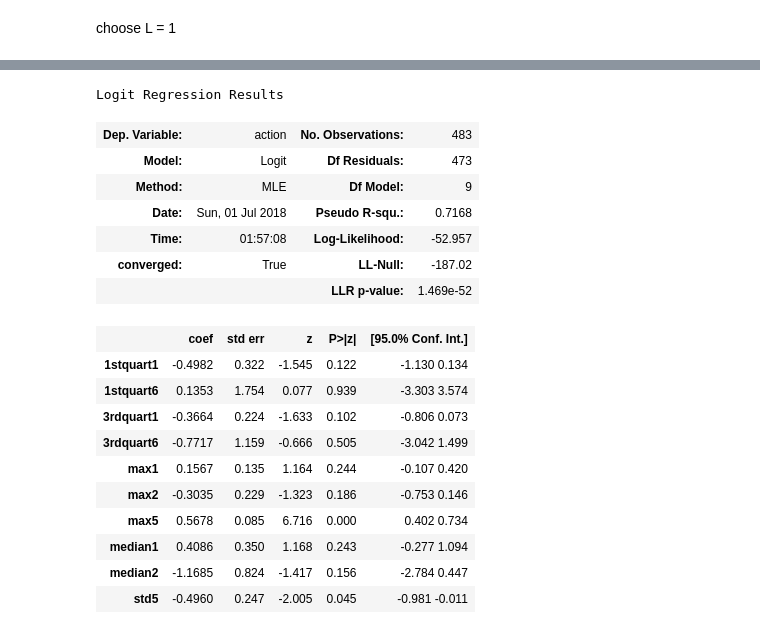
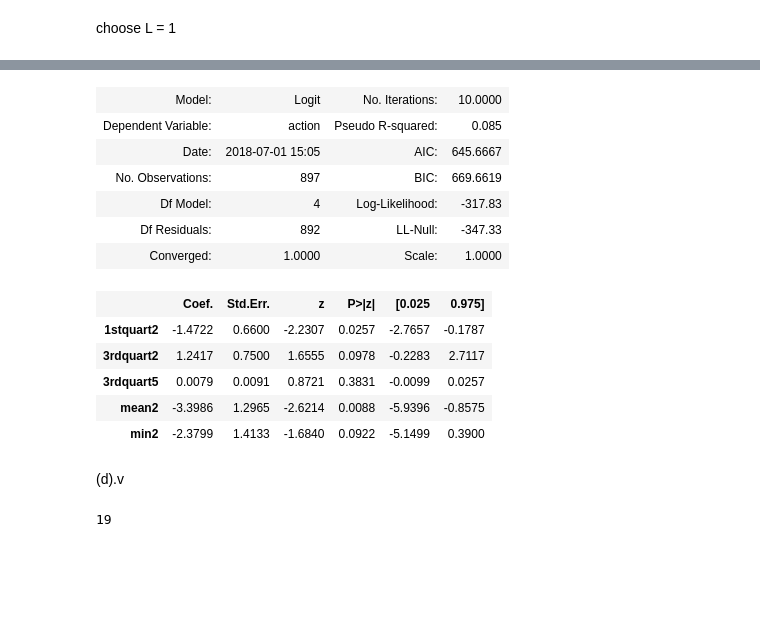
Before and after one commit to RawSharkYu/hw2, a Jupyter notebook: Hw34/hw (2).ipynb, the cells around one changed output, grey strips where cells are left out. Saved outputs shown, nothing was run; the diff lists cells and outputs as text; code cells hidden in the pictures; blank space fills up the shorter version.

```diff
--- a/Hw34/hw (2).ipynb
+++ b/Hw34/hw (2).ipynb
@@ -471,7 +455,7 @@ for l in range(1,21):
     # 1 as bending class, 0 as other class
     df_with_all_features = pd.concat([bendings_all_feature,other_all_feature])
     df_with_all_features = df_with_all_features.sample(frac=1).reset_index(drop=True)
-    df_with_all_features = df_with_all_features.reindex_axis(['1stquart1', '1stquart2', '1stquart3', '1stquart4', '1stquart5',
+    df_with_all_features = df_with_all_features.reindex(['1stquart1', '1stquart2', '1stquart3', '1stquart4', '1stquart5',
        '1stquart6', '3rdquart1', '3rdquart2', '3rdquart3', '3rdquart4',
        '3rdquart5', '3rdquart6', 'max1', 'max2', 'max3', 'max4',
        'max5', 'max6', 'mean1', 'mean2', 'mean3', 'mean4', 'mean5', 'mean6',
@@ -479,8 +463,7 @@ for l in range(1,21):
        'min1', 'min2', 'min3', 'min4', 'min5', 'min6', 'std1', 'std2', 'std3',
        'std4', 'std5', 'std6', 'action'], axis=1)
 
-    #df_with_all_features = df_with_all_features.assign(
-    #    'action' = pd.to_numeric(df_with_all_features['action'], downcast='integer'))
+    df_with_all_features['action'] = df_with_all_features['action'].astype(int)
     #df_with_all_features.insert(len(df_with_all_features.columns),'action',test_data['action'])
     f_selected = CV_for_feature_selection(df_with_all_features)
     selected_features.append(f_selected)
@@ -493,10 +476,8 @@ for l in range(1,21):
     #print(df_selected_features['action'])
 
     logistic = LogisticRegression()
-#    scores[l] = sum(cross_val_score(logistic, df_selected_features.iloc[:,0:-1],
-#                               df_selected_features['action'],cv = 5))/(5.0)
-    scores[l] = sum(cross_val_score(logistic, df_with_all_features.iloc[:,0:-1],
-                               df_with_all_features['action'],cv = 5))/(5.0)
+    scores[l] = sum(cross_val_score(logistic, df_selected_features.iloc[:,0:-1],
+                               df_selected_features['action'],cv = 5))/(5.0)
     print("Score is " + str(scores[l]))
 # %% [output]
 Computing l = 1
@@ -523,11 +504,16 @@ features_for_l_1 = df_with_all_features.columns[selected_features[6]]
+# %%
+l=1
+# %%
+df = df_with_all_features.iloc[:,:-1]
+features_for_l_1 = df.columns[selected_features[l-1]]
 # %%
-bendings_all_feature = all_features_data(bending_dfs,7,1)
+bendings_all_feature = all_features_data(bending_dfs,l,1)
 
-other_all_feature = all_features_data(other_dfs,7,0)
+other_all_feature = all_features_data(other_dfs,l,0)
 # 1 as bending class, 0 as other class
 df_with_all_features = pd.concat([bendings_all_feature,other_all_feature])
 df_with_all_features = df_with_all_features.sample(frac=1).reset_index(drop=True)
-df_with_all_features = df_with_all_features.reindex_axis(['1stquart1', '1stquart2', '1stquart3', '1stquart4', '1stquart5',
+df_with_all_features = df_with_all_features.reindex(['1stquart1', '1stquart2', '1stquart3', '1stquart4', '1stquart5',
        '1stquart6', '3rdquart1', '3rdquart2', '3rdquart3', '3rdquart4',
        '3rdquart5', '3rdquart6', 'max1', 'max2', 'max3', 'max4',
        'max5', 'max6', 'mean1', 'mean2', 'mean3', 'mean4', 'mean5', 'mean6',
@@ -539,6 +525,7 @@ df_with_all_features = df_with_all_features.reindex_axis(['1stquart1', '1stquart
 print(features_for_l_1)
 df_selected_features = df_with_all_features[features_for_l_1]
 df_selected_features = df_selected_features.assign(action = df_with_all_features['action'])
+df_selected_features['action'] = df_selected_features['action'].astype(int)
 #print(df_selected_features['action'])
 
 logistic = LogisticRegression()
@@ -643,22 +609,22 @@ Optimization terminated successfully.
 # %%
-result.summary()
+result.summary2()
 # %% [output]
-Logit Regression Results
-| Dep. Variable: | action | No. Observations: | 483 |
-| Model: | Logit | Df Residuals: | 473 |
-| Method: | MLE | Df Model: | 9 |
-| Date: | Sun, 01 Jul 2018 | Pseudo R-squ.: | 0.7168 |
-| Time: | 01:57:08 | Log-Likelihood: | -52.957 |
-| converged: | True | LL-Null: | -187.02 |
-|  |  | LLR p-value: | 1.469e-52 |
+| Model: | Logit | No. Iterations: | 10.0000 |
+| Dependent Variable: | action | Pseudo R-squared: | 0.085 |
+| Date: | 2018-07-01 15:05 | AIC: | 645.6667 |
+| No. Observations: | 897 | BIC: | 669.6619 |
+| Df Model: | 4 | Log-Likelihood: | -317.83 |
+| Df Residuals: | 892 | LL-Null: | -347.33 |
+| Converged: | 1.0000 | Scale: | 1.0000 |
-|  | coef | std err | z | P>|z| | [95.0% Conf. Int.] |
-| 1stquart1 | -0.4982 | 0.322 | -1.545 | 0.122 | -1.130 0.134 |
-| 1stquart6 | 0.1353 | 1.754 | 0.077 | 0.939 | -3.303 3.574 |
-| 3rdquart1 | -0.3664 | 0.224 | -1.633 | 0.102 | -0.806 0.073 |
-| 3rdquart6 | -0.7717 | 1.159 | -0.666 | 0.505 | -3.042 1.499 |
-| max1 | 0.1567 | 0.135 | 1.164 | 0.244 | -0.107 0.420 |
-| max2 | -0.3035 | 0.229 | -1.323 | 0.186 | -0.753 0.146 |
-| max5 | 0.5678 | 0.085 | 6.716 | 0.000 | 0.402 0.734 |
-| median1 | 0.4086 | 0.350 | 1.168 | 0.243 | -0.277 1.094 |
-| median2 | -1.1685 | 0.824 | -1.417 | 0.156 | -2.784 0.447 |
-| std5 | -0.4960 | 0.247 | -2.005 | 0.045 | -0.981 -0.011 |
+|  | Coef. | Std.Err. | z | P>|z| | [0.025 | 0.975] |
+| 1stquart2 | -1.4722 | 0.6600 | -2.2307 | 0.0257 | -2.7657 | -0.1787 |
+| 3rdquart2 | 1.2417 | 0.7500 | 1.6555 | 0.0978 | -0.2283 | 2.7117 |
+| 3rdquart5 | 0.0079 | 0.0091 | 0.8721 | 0.3831 | -0.0099 | 0.0257 |
+| mean2 | -3.3986 | 1.2965 | -2.6214 | 0.0088 | -5.9396 | -0.8575 |
+| min2 | -2.3799 | 1.4133 | -1.6840 | 0.0922 | -5.1499 | 0.3900 |
+# %% [markdown]
+(d).v
+# %%
+len(test_dfs)
+# %% [output]
+19
```
Also changed, not shown: parts of 46 cells of this notebook.
